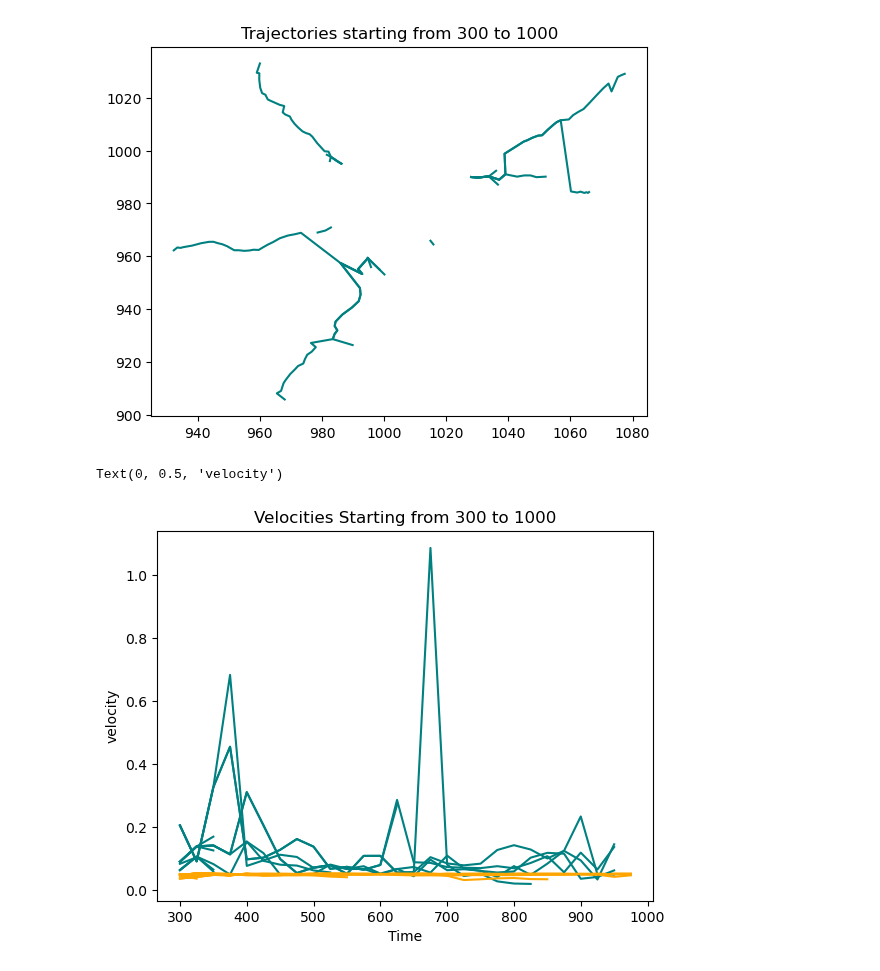
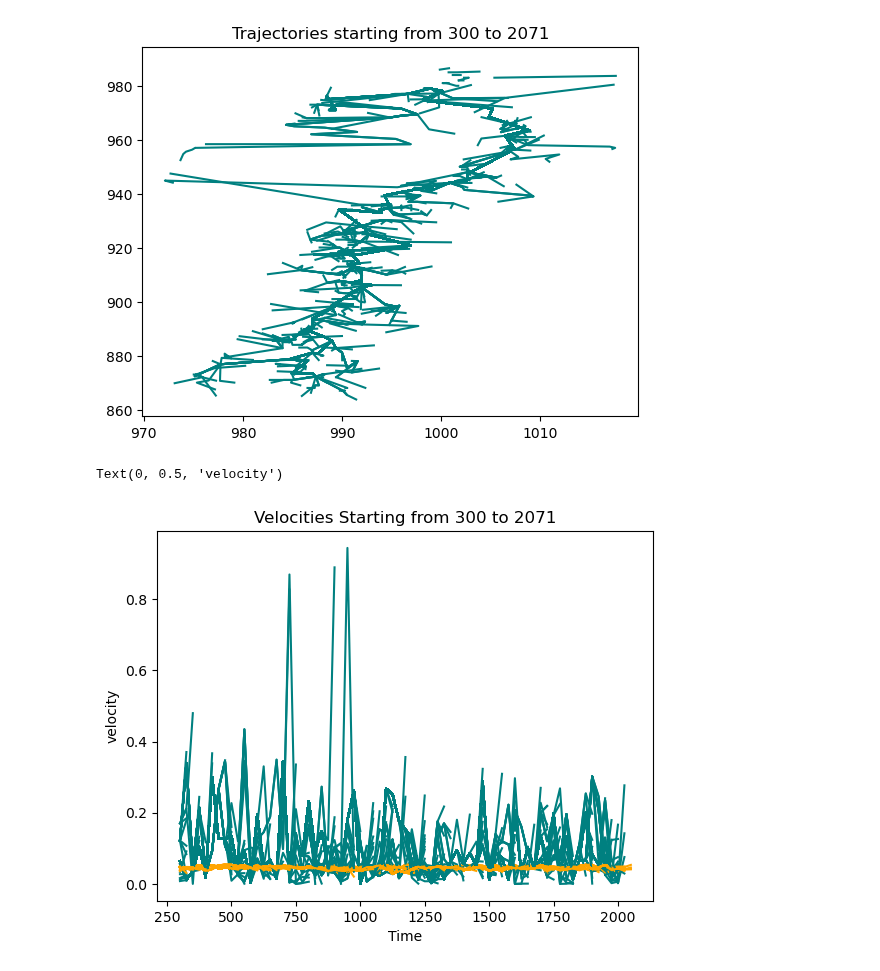
Before and after one commit to zhizhang1445/CRISPR_Sim, a Jupyter notebook: Unittest/tracking.ipynb, the cells around one changed output. Cells and saved outputs as stored; diff of their text form; code cells hidden in the pictures.

```diff
--- a/Unittest/tracking.ipynb
+++ b/Unittest/tracking.ipynb
@@ -12,7 +12,7 @@ import tqdm
 %run ../Scripts/trajectoryVisual.py
 %run ../Scripts/trajsTree.py
 %run ../Scripts/supMethods.py
-foldername = "../Data/test1"
+foldername = "../Data/test4"
 # %%
 with open(foldername + "/params.json") as json_file:
     params = json.load(json_file)
@@ -31,7 +31,7 @@ tf = sim_params["tf"]
 dt = 25
 t_domain = np.arange(t0, tf, dt)
 # %%
-for t in t_domain:
+for t in range(1000, 2071, 25):
     n_i = scipy.sparse.load_npz(foldername+f"/sp_frame_n{t}.npz").todok()
     indexes = get_nonzero_w_repeats(n_i)
     means_gmm, covs_gmm, counts_gmm = fit_unknown_GMM(indexes, w = 1000)
@@ -43,5 +45,5 @@ make_Gif(foldername, t_domain, typename = "GMM_plots")
 # %%
-for t in t_domain:
+for t in range(1000, 2071, 25):
     n_i = scipy.sparse.load_npz(foldername+f"/sp_frame_n{t}.npz").todok()
     indexes = get_nonzero_w_repeats(n_i)
     means_gmm, covs_gmm, counts_gmm = fit_unknown_GMM(indexes, w = 1000)
@@ -57,21 +59,22 @@ for t in t_domain:
     prev_list = next_list
 
 save_Treelist(foldername, init_list)
+make_Gif(foldername, t_domain, typename = "GMM_plots")
 # %%
 colors = generate_colors(len(init_list))
 plt.figure()
 plt.title(f"Trajectories starting from {t0} to {tf}")
 
 for root_node, color in zip(init_list, colors):
     for trajs in root_node.get_all_traversals():
         try:
             positions = [x.mean for x in trajs]
             x_val, y_val = extract_xy(positions)
-            plt.plot(x_val, y_val, color = "teal", label = f"{i}")
+            plt.plot(x_val, y_val, color = "teal")
         except IndexError:
             print(positions)
 # %% [output]
-[figure, old version]
+[figure, new version]
 # %%
 colors = generate_colors(len(init_list))
 t_domain_np = np.array(t_domain)
@@ -94,7 +97,7 @@ plt.xlabel("Time")
 plt.ylabel("velocity")
 # %% [output]
 Text(0, 0.5, 'velocity')
-[figure, old version]
+[figure, new version]
 # %%
 t_domain_np = np.array(t_domain)
 plt.figure()
```
Also changed, not shown: parts of 13 cells of this notebook, 4 other files.
